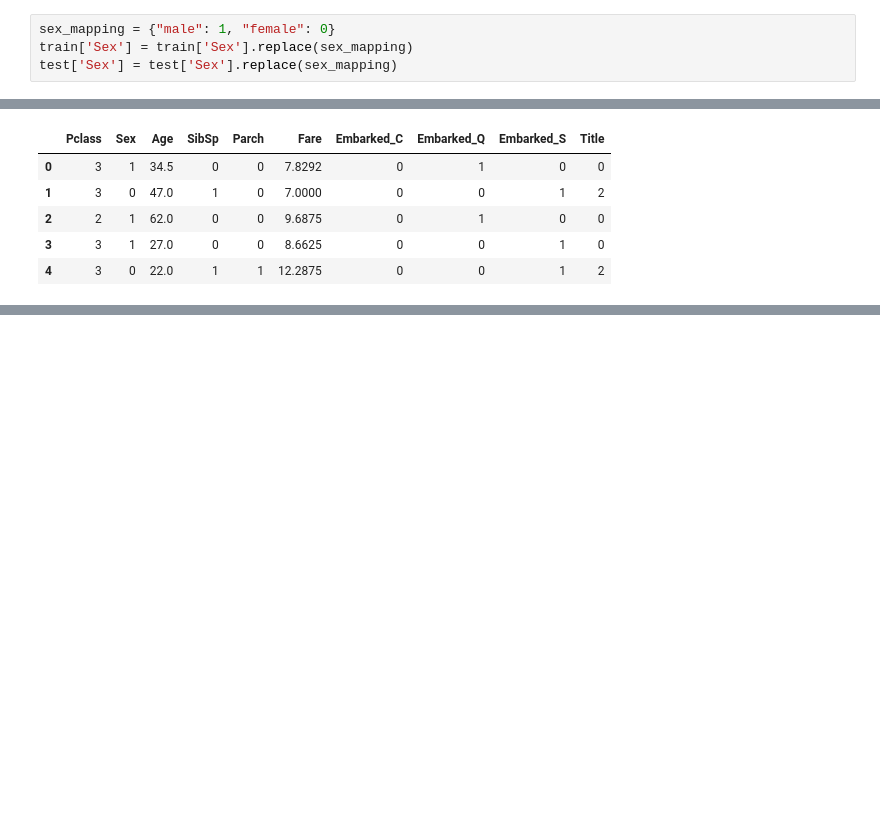
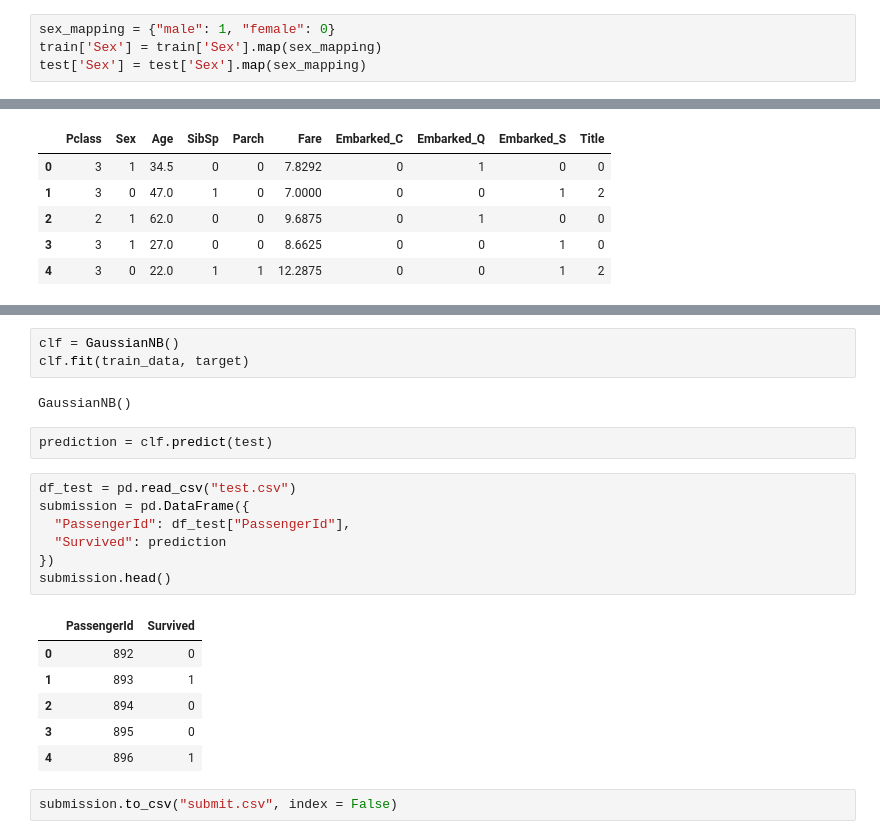
Before and after one commit to FemasAriandaRizki/titanic_classification, a Jupyter notebook: Untitled6.ipynb, the cells around one changed output, grey strips where cells are left out. Drawn from its saved outputs; the diff is of its cells as text; blank space fills up the shorter version.

```diff
--- a/Untitled6.ipynb
+++ b/Untitled6.ipynb
@@ -394,8 +397,8 @@ test.head()
 | 4 | 896 | 3 | Hirvonen, Mrs. Alexander (Helga E... | female | 22.0 | 1 | 1 | 3101298 | 12.2875 | S |
 # %%
 sex_mapping = {"male": 1, "female": 0}
-train['Sex'] = train['Sex'].replace(sex_mapping)
-test['Sex'] = test['Sex'].replace(sex_mapping)
+train['Sex'] = train['Sex'].map(sex_mapping)
+test['Sex'] = test['Sex'].map(sex_mapping)
 # %%
 train.tail()
 # %% [output]
@@ -557,0 +639,23 @@ test.head()
+# %%
+clf = GaussianNB()
+clf.fit(train_data, target)
+# %% [output]
+GaussianNB()
+# %%
+prediction = clf.predict(test)
+# %%
+df_test = pd.read_csv("test.csv")
+submission = pd.DataFrame({
+  "PassengerId": df_test["PassengerId"],
+  "Survived": prediction
+})
+submission.head()
+# %% [output]
+|  | PassengerId | Survived |
+| 0 | 892 | 0 |
+| 1 | 893 | 1 |
+| 2 | 894 | 0 |
+| 3 | 895 | 0 |
+| 4 | 896 | 1 |
+# %%
+submission.to_csv("submit.csv", index = False)
```
Also changed, not shown: parts of 18 cells of this notebook, 1 other file.
